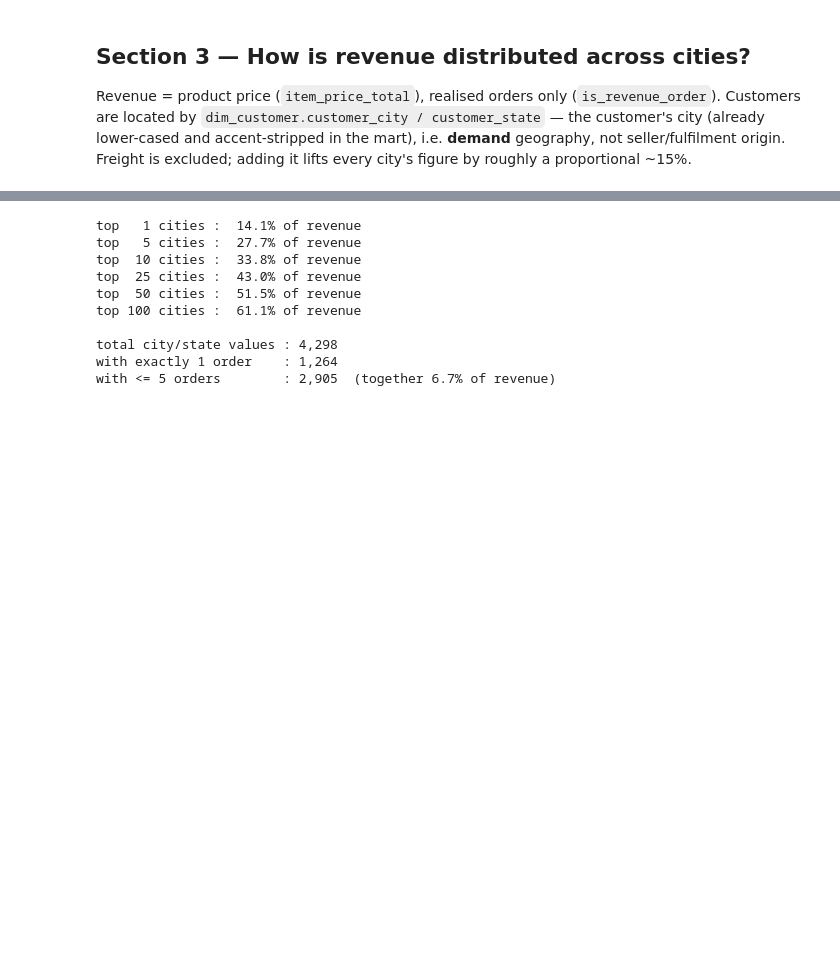
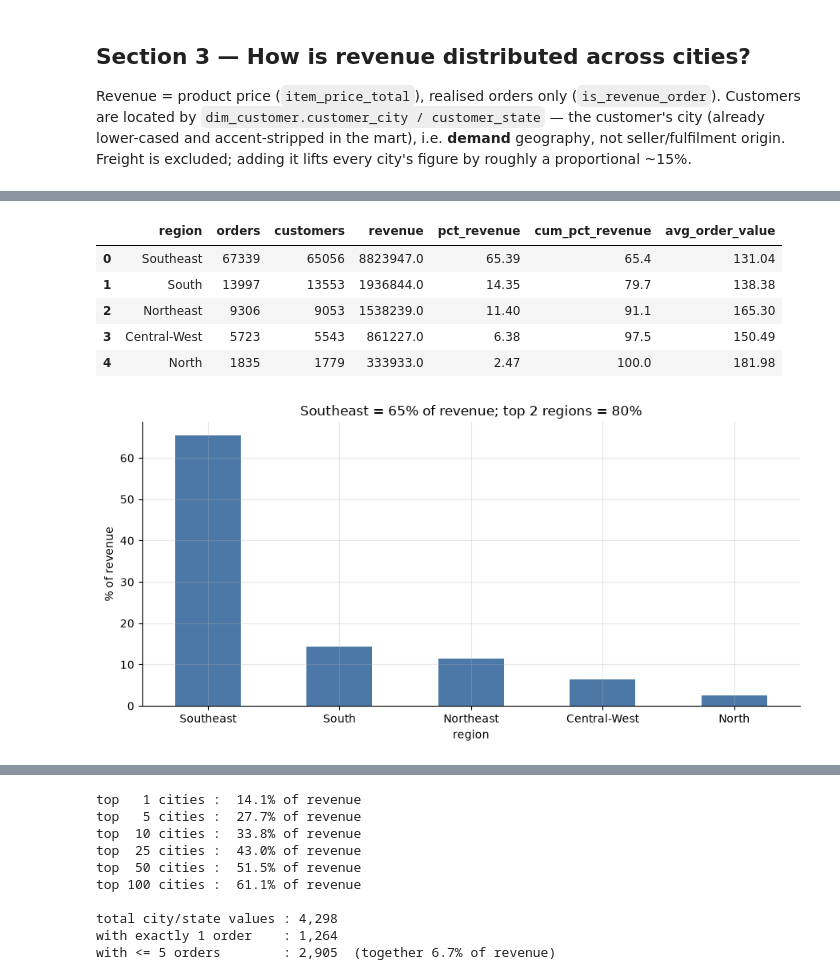
Before and after one commit to cheanwei/ntu-dsai-group5-project2, a Jupyter notebook: notebooks/01_data_profiling.ipynb, the cells around one changed output, grey strips where cells are left out. Drawn from its saved outputs; the diff is of its cells as text; code cells hidden in the pictures; blank space fills up the shorter version.

```diff
--- a/notebooks/01_data_profiling.ipynb
+++ b/notebooks/01_data_profiling.ipynb
@@ -1042,3 +1089,32 @@ plt.tight_layout(); plt.show()
+# %%
+# 3.1b  Roll up the state-level pull above to region level (pandas groupby —
+#       reuses the `states` result from 3.1, so this adds zero BigQuery scan).
+regions = (
+    states.groupby("region", as_index=False)
+          .agg(orders=("orders", "sum"),
+               customers=("customers", "sum"),
+               revenue=("revenue", "sum"))
+          .sort_values("revenue", ascending=False)
+          .reset_index(drop=True)
+)
+regions["pct_revenue"] = (100 * regions["revenue"] / regions["revenue"].sum()).round(2)
+regions["cum_pct_revenue"] = regions["pct_revenue"].cumsum().round(1)
+regions["avg_order_value"] = (regions["revenue"] / regions["orders"]).round(2)
+display(regions)
+
+ax = regions.plot(x="region", y="pct_revenue", kind="bar", color=BLUE, legend=False)
+ax.set_ylabel("% of revenue"); plt.xticks(rotation=0)
+ax.set_title(f"{regions.iloc[0]['region']} = {regions.iloc[0]['pct_revenue']:.0f}% of revenue; "
+             f"top 2 regions = {regions['pct_revenue'].head(2).sum():.0f}%")
+plt.tight_layout(); plt.show()
+# %% [output]
+|  | region | orders | customers | revenue | pct_revenue | cum_pct_revenue | avg_order_value |
+| 0 | Southeast | 67339 | 65056 | 8823947.0 | 65.39 | 65.4 | 131.04 |
+| 1 | South | 13997 | 13553 | 1936844.0 | 14.35 | 79.7 | 138.38 |
+| 2 | Northeast | 9306 | 9053 | 1538239.0 | 11.40 | 91.1 | 165.30 |
+| 3 | Central-West | 5723 | 5543 | 861227.0 | 6.38 | 97.5 | 150.49 |
+| 4 | North | 1835 | 1779 | 333933.0 | 2.47 | 100.0 | 181.98 |
+[figure, added]
 # %%
 # 3.2  Top cities by revenue, with cumulative share (Pareto view).
 sql = """
```
Also changed, not shown: parts of 13 cells of this notebook.
